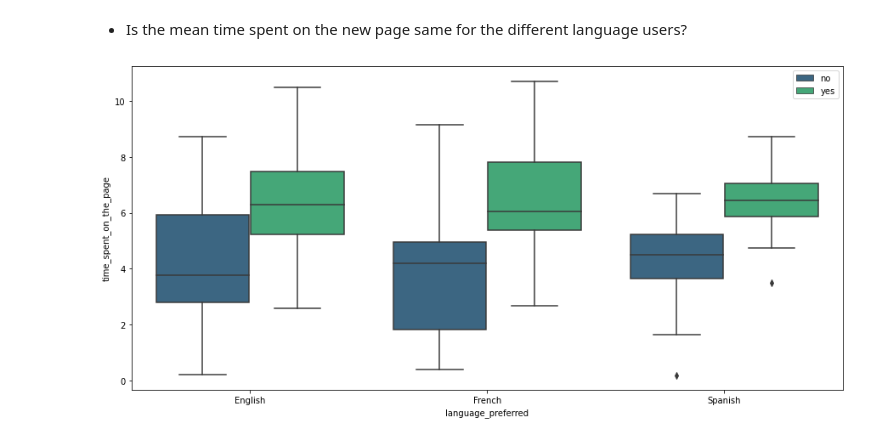
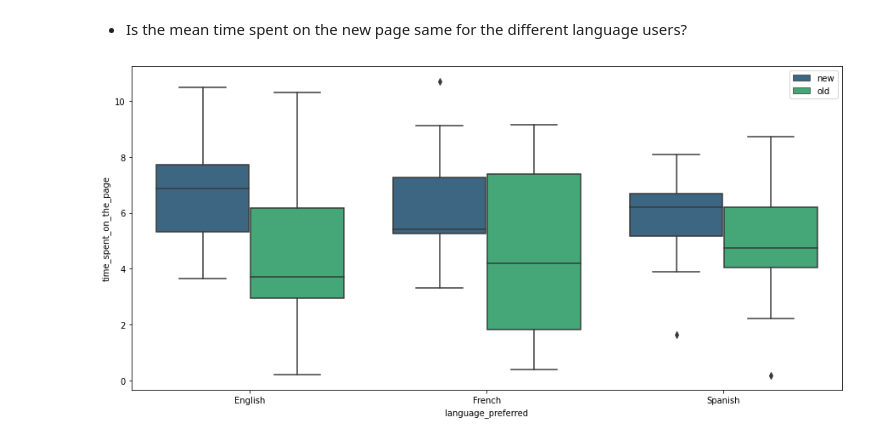
Before and after one commit to shelleyyyyy/DataAnalyticsProject2, a Jupyter notebook: noteBook.ipynb, the cells around one changed output. Saved outputs shown, nothing was run; the diff lists cells and outputs as text; code cells hidden in the pictures.

```diff
--- a/noteBook.ipynb
+++ b/noteBook.ipynb
@@ -380,8 +392,8 @@ pd.crosstab(lang, [conversion, land_page])
 * Is the mean time spent on the new page same for the different language users?
 # %%
 plt.figure(figsize=(15,7))
-sns.boxplot(df1["language_preferred"],df1["time_spent_on_the_page"],hue=df1["converted"],palette="viridis")
+sns.boxplot(df1["language_preferred"],df1["time_spent_on_the_page"],hue=df1["landing_page"],palette="viridis")
 plt.legend(bbox_to_anchor=(1.00, 1))
 plt.show()
 # %% [output]
-[figure, old version]
+[figure, new version]
```
Also changed, not shown: parts of 16 cells of this notebook, 1 other file.
